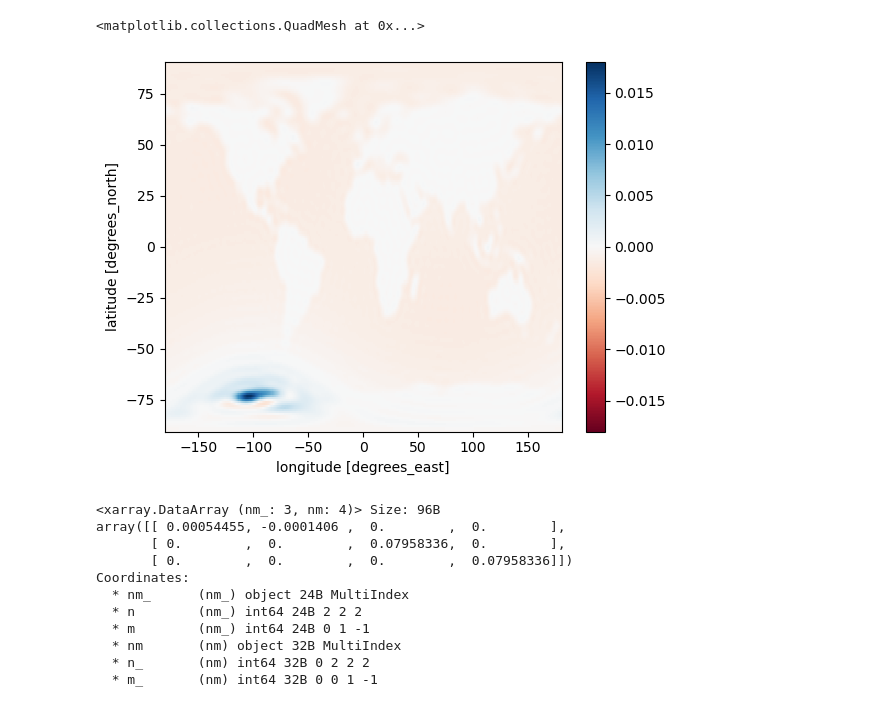
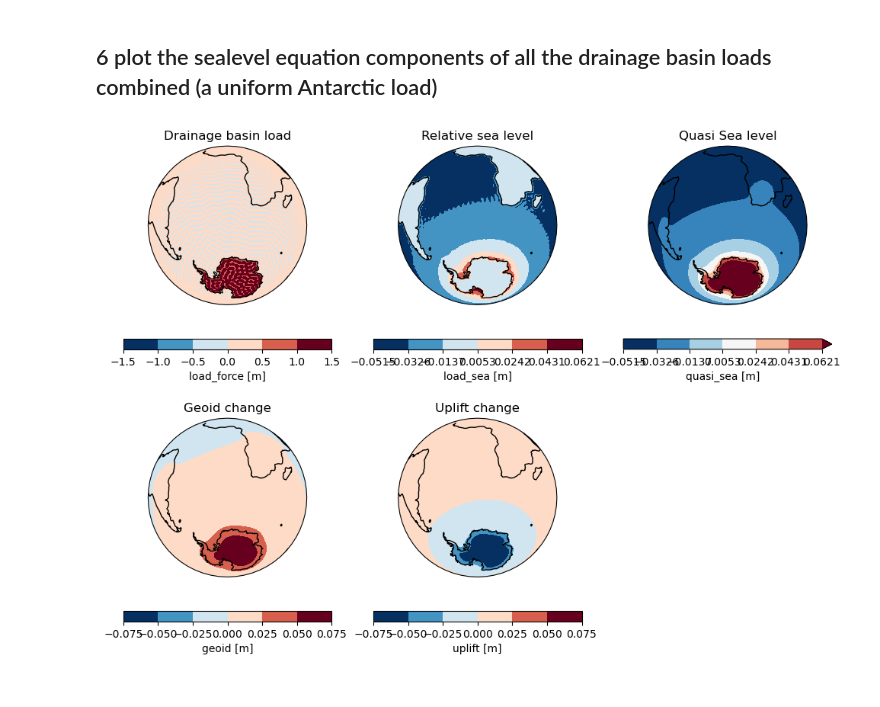
Before and after one commit to ITC-Water-Resources/shxarray, a Jupyter notebook: docs/source/notebooks/SealevelEquation.ipynb, the cells around one changed output. Drawn from its saved outputs; the diff is of its cells as text; code cells hidden in the pictures.

```diff
--- a/docs/source/notebooks/SealevelEquation.ipynb
+++ b/docs/source/notebooks/SealevelEquation.ipynb
@@ -81,0 +100,3 @@ Coordinates:
+# %%
+rotfeedback=False #possibly set to True to also apply rotational feedback
+sle=SpectralSeaLevelSolver(nmax=nmax,rotfeedback=rotfeedback)
@@ -82,5 +108,4 @@ Coordinates:
 # %%
-sal_resp=sle(dapine)
-sal_resp_rot=sle_rot(dapine)
-display(sal_resp)
+dsant_sle=sle(dantsh)
+display(dsant_sle)
 # %% [output]
@@ -119,23 +175,7 @@ ds_qs_rot=sal_resp_rot.quasi_sea.sh.synthesis()
-# %%
-ds_rs=sal_resp.load_sea.sh.synthesis()
-ds_rs.plot(cmap='RdBu')
-# %% [output]
-<matplotlib.collections.QuadMesh at 0x...>
-[figure, removed]
+# %% [markdown]
+## 6 plot the sealevel equation components of all the drainage basin loads combined (a uniform Antarctic load)
 # %%
-from shxarray.earth.rotation import qs_rotfeedback_slow
-mat=qs_rotfeedback_slow()
+# plot the effects of all loads together
+plot_sle(dsant_sle.sum("basinid"))
+# %% [output]
+[figure, added]
-# %%
-display(mat)
-# %% [output]
-<xarray.DataArray (nm_: 3, nm: 4)> Size: 96B
-array([[ 0.00054455, -0.0001406 ,  0.        ,  0.        ],
-       [ 0.        ,  0.        ,  0.07958336,  0.        ],
-       [ 0.        ,  0.        ,  0.        ,  0.07958336]])
-Coordinates:
-  * nm_      (nm_) object 24B MultiIndex
-  * n        (nm_) int64 24B 2 2 2
-  * m        (nm_) int64 24B 0 1 -1
-  * nm       (nm) object 32B MultiIndex
-  * n_       (nm) int64 32B 0 2 2 2
-  * m_       (nm) int64 32B 0 0 1 -1
```
Also changed, not shown: parts of 19 cells of this notebook, 5 other files.
